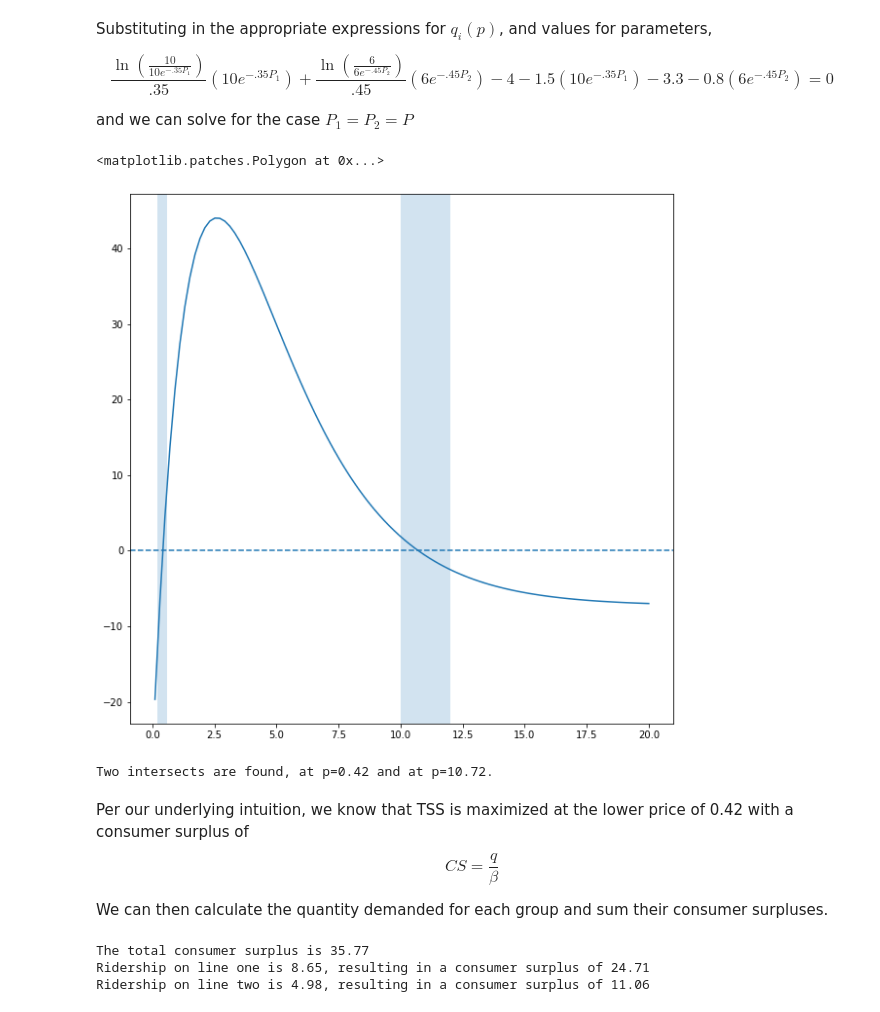
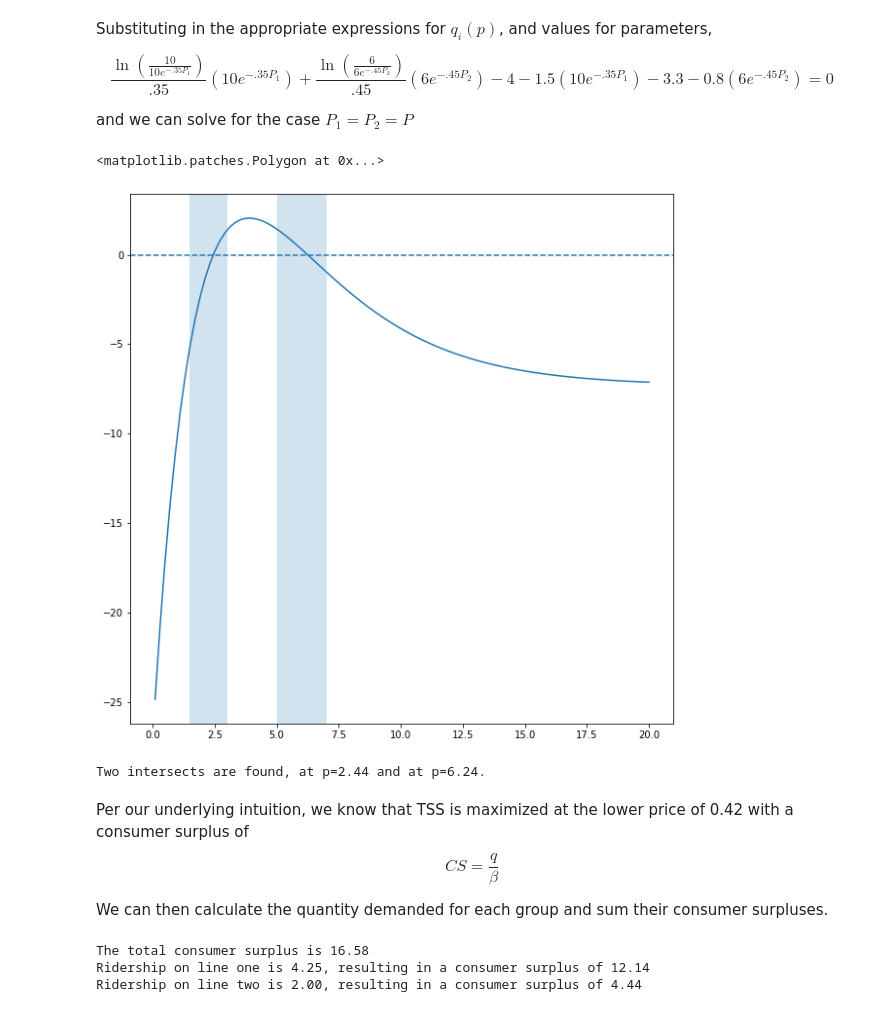
Before and after one commit to noahgarfinkle/Spring2020, a Jupyter notebook: CEE 498 Transportation Economics/Assignments/Garfinkle_Assignment 2.ipynb, the cells around one changed output. Saved outputs shown, nothing was run; the diff lists cells and outputs as text; code cells hidden in the pictures.

```diff
--- a/CEE 498 Transportation Economics/Assignments/Garfinkle_Assignment 2.ipynb
+++ b/CEE 498 Transportation Economics/Assignments/Garfinkle_Assignment 2.ipynb
@@ -698,6 +698,8 @@ $$
 and we can solve for the case $P_1=P_2=P$
 # %%
 f = lambda p: np.log(10/(10*np.exp(-.35*p)))/.35*10*np.exp(-.35*p) + np.log(6/(6*np.exp(-.45*p)))/.45*60*np.exp(-.45*p) - 4 - 1.5*10*np.exp(-.35*p) - 3.3 - 0.8*6*np.exp(-.45*p)
+# %%
+f = lambda p: np.log(1/np.exp(-.35*p))/.35*10*np.exp(-.35*p)+np.log(1/np.exp(-.45*p))/.45*6*np.exp(-.45*p)-4-3.3-15*np.exp(-.35*p)-4.8*np.exp(-.45*p)
 # %%
 Ps = np.linspace(0.1,20,100)
 # %%
@@ -705,10 +707,10 @@ ys = [f(p) for p in Ps]
 # %%
 fig,ax = plt.subplots(figsize=(10,10))
 ax.plot(Ps,ys)
 ax.axhline(0,ls="--")
-ax.axvspan(0.2,0.6,alpha=0.2)
-ax.axvspan(10,12,alpha=0.2)
+ax.axvspan(1.5,3.0,alpha=0.2)
+ax.axvspan(5,7,alpha=0.2)
 # %% [output]
 <matplotlib.patches.Polygon at 0x...>
-[figure, old version]
+[figure, new version]
 # %%
@@ -717,7 +719,7 @@ res_upper = root_scalar(f,x0=11,bracket=(10,12))
 # %%
 print(f"Two intersects are found, at p={res_lower.root:,.2f} and at p={res_upper.root:,.2f}.")
 # %% [output]
-Two intersects are found, at p=0.42 and at p=10.72.
+Two intersects are found, at p=2.44 and at p=6.24.
 # %% [markdown]
 Per our underlying intuition, we know that TSS is maximized at the lower price of 0.42 with a consumer surplus of
 $$
@@ -735,6 +737,6 @@ print(f"The total consumer surplus is {cs1+cs2:,.2f}")
 print(f"Ridership on line one is {q1:,.2f}, resulting in a consumer surplus of {cs1:,.2f}")
 print(f"Ridership on line two is {q2:,.2f}, resulting in a consumer surplus of {cs2:,.2f}")
 # %% [output]
-The total consumer surplus is 35.77
-Ridership on line one is 8.65, resulting in a consumer surplus of 24.71
-Ridership on line two is 4.98, resulting in a consumer surplus of 11.06
+The total consumer surplus is 16.58
+Ridership on line one is 4.25, resulting in a consumer surplus of 12.14
+Ridership on line two is 2.00, resulting in a consumer surplus of 4.44
```
Also changed, not shown: parts of 1 cell of this notebook.
